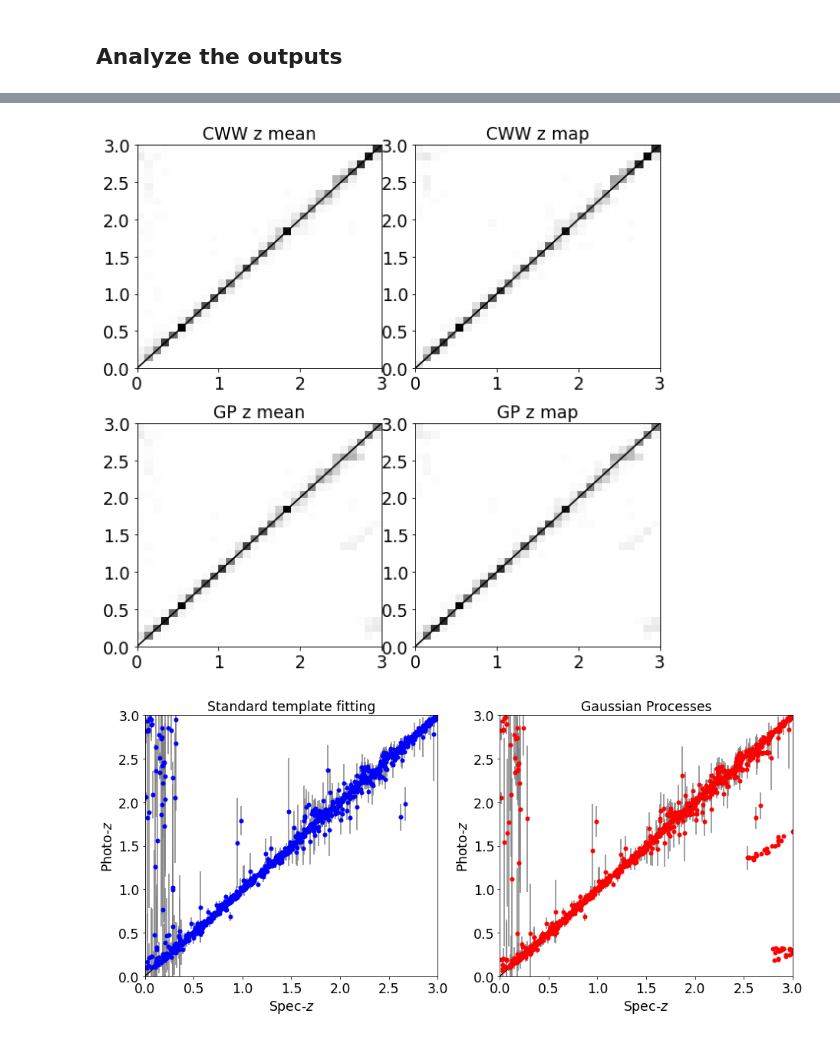
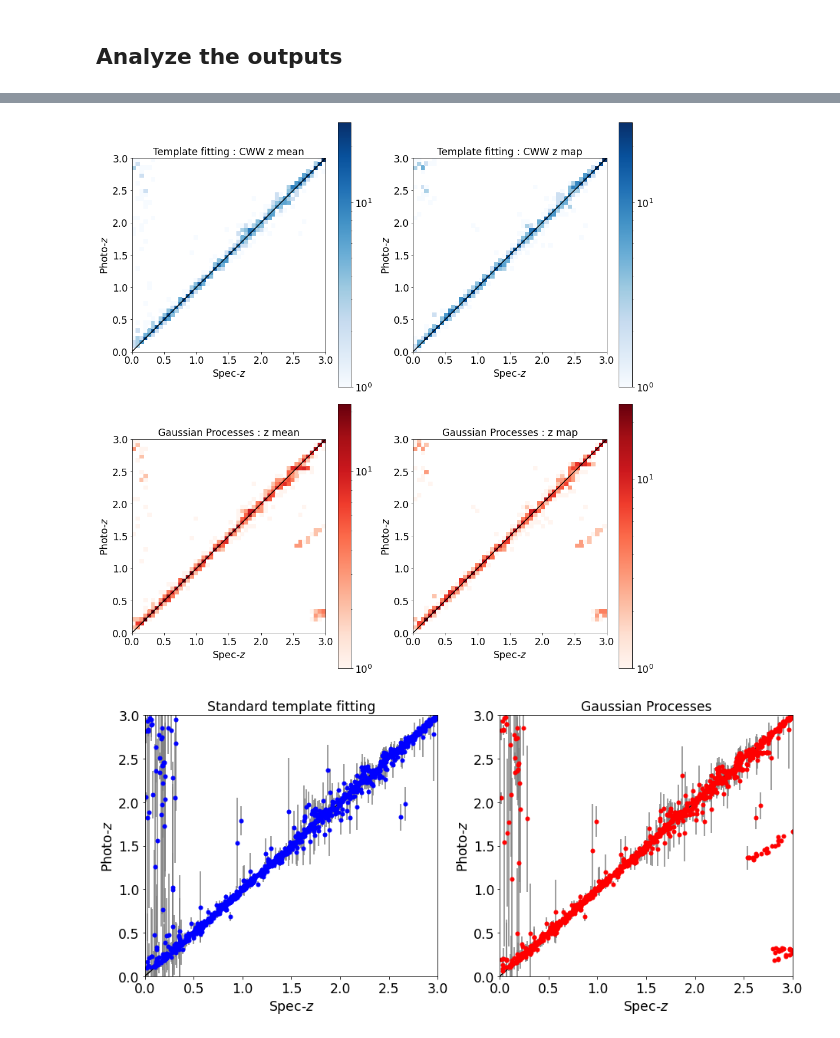
Before and after one commit to sylvielsstfr/MyDockerTools, a Jupyter notebook: UbuntuAnacondaDelightRail/notebooks/analysis_output_delight/Examine_delight_simoutput.ipynb, the cells around one changed output, grey strips where cells are left out. Saved outputs shown, nothing was run; the diff lists cells and outputs as text; code cells hidden in the pictures.

Commit message:
add nice plot

```diff
--- a/UbuntuAnacondaDelightRail/notebooks/analysis_output_delight/Examine_delight_simoutput.ipynb
+++ b/UbuntuAnacondaDelightRail/notebooks/analysis_output_delight/Examine_delight_simoutput.ipynb
@@ -166,24 +168,50 @@ fig.subplots_adjust(wspace=0.1, hspace=0.1, top=0.96)
 # %%
-fig, axs = plt.subplots(2, 2, figsize=(8, 8))
+fig, axs = plt.subplots(2, 2, figsize=(14, 14))
 zmax = 3
 rr = [[0, zmax], [0, zmax]]
-nbins = 30
-h = axs[0, 0].hist2d(metricscww[:, i_zt], metricscww[:, i_zm], nbins, cmap='Greys', range=rr)
+nbins = 50
+h = axs[0, 0].hist2d(metricscww[:, i_zt], metricscww[:, i_zm], nbins, cmap='Blues', range=rr,norm=LogNorm())
 hmin, hmax = np.min(h[0]), np.max(h[0])
-axs[0, 0].set_title('CWW z mean')
-axs[0, 1].hist2d(metricscww[:, i_zt], metricscww[:, i_zmap], nbins, cmap='Greys', range=rr, vmax=hmax)
-axs[0, 1].set_title('CWW z map')
-axs[1, 0].hist2d(metrics[:, i_zt], metrics[:, i_zm], nbins, cmap='Greys', range=rr, vmax=hmax)
-axs[1, 0].set_title('GP z mean')
-axs[1, 1].hist2d(metrics[:, i_zt], metrics[:, i_zmap], nbins, cmap='Greys', range=rr, vmax=hmax)
-axs[1, 1].set_title('GP z map')
+axs[0, 0].set_title('Template fitting : CWW z mean')
+h2=axs[0, 1].hist2d(metricscww[:, i_zt], metricscww[:, i_zmap], nbins, cmap='Blues', range=rr, norm=LogNorm())
+axs[0, 1].set_title('Template fitting : CWW z map')
+h3=axs[1, 0].hist2d(metrics[:, i_zt], metrics[:, i_zm], nbins, cmap='Reds', range=rr, norm=LogNorm())
+axs[1, 0].set_title('Gaussian Processes : z mean')
+h4=axs[1, 1].hist2d(metrics[:, i_zt], metrics[:, i_zmap], nbins, cmap='Reds', range=rr, norm=LogNorm())
+axs[1, 1].set_title('Gaussian Processes : z map')
 axs[0, 0].plot([0, zmax], [0, zmax], c='k')
 axs[0, 1].plot([0, zmax], [0, zmax], c='k')
 axs[1, 0].plot([0, zmax], [0, zmax], c='k')
 axs[1, 1].plot([0, zmax], [0, zmax], c='k')
+
+
+
+axs[0,0].set_xlabel('Spec-$z$')
+axs[0,1].set_xlabel('Spec-$z$')
+axs[1,0].set_xlabel('Spec-$z$')
+axs[1,1].set_xlabel('Spec-$z$')
+
+axs[0,0].set_ylabel('Photo-$z$')
+axs[0,1].set_ylabel('Photo-$z$')
+axs[1,0].set_ylabel('Photo-$z$')
+axs[1,1].set_ylabel('Photo-$z$')
+
+fig.colorbar(h[3], ax=axs[0,0])
+fig.colorbar(h2[3], ax=axs[0,1])
+fig.colorbar(h3[3], ax=axs[1,0])
+fig.colorbar(h4[3], ax=axs[1,1])
+
+
+axs[0,0].set_aspect('equal')
+axs[1,0].set_aspect('equal')
+axs[0,1].set_aspect('equal')
+axs[1,1].set_aspect('equal')
+
+
+
 fig.tight_layout()
 # %% [output]
-[figure, old version]
+[figure, new version]
 # %%
 fig, axs = plt.subplots(1, 2, figsize=(13, 6))
 chi2s = ((metrics[:, i_zt] - metrics[:, i_ze])/metrics[:, i_std_ze])**2
```
Also changed, not shown: parts of 4 cells of this notebook.
